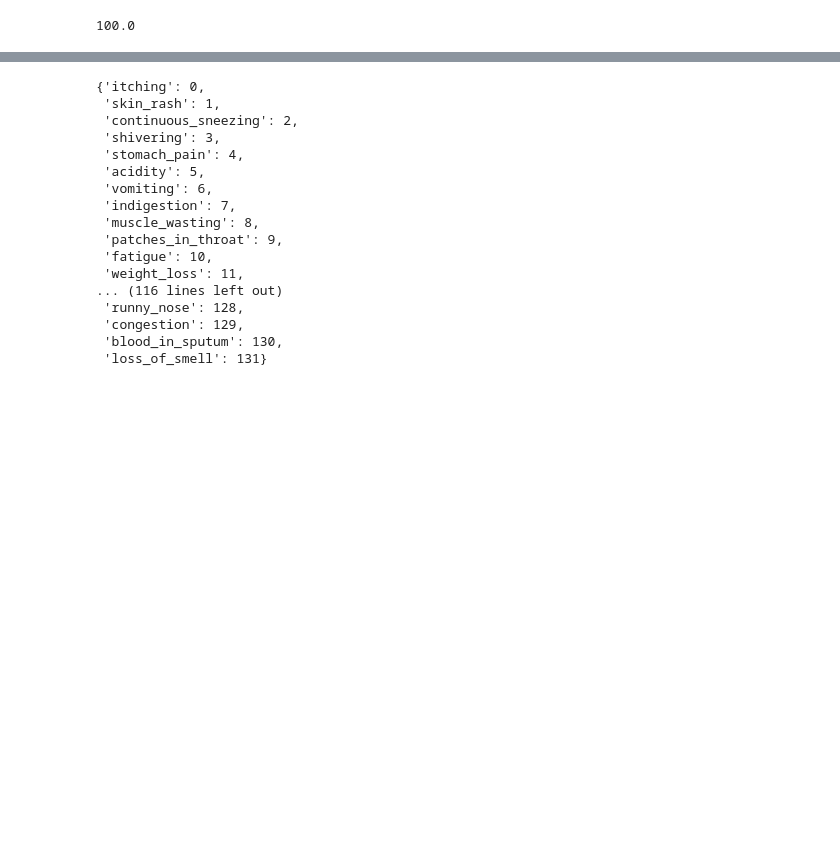
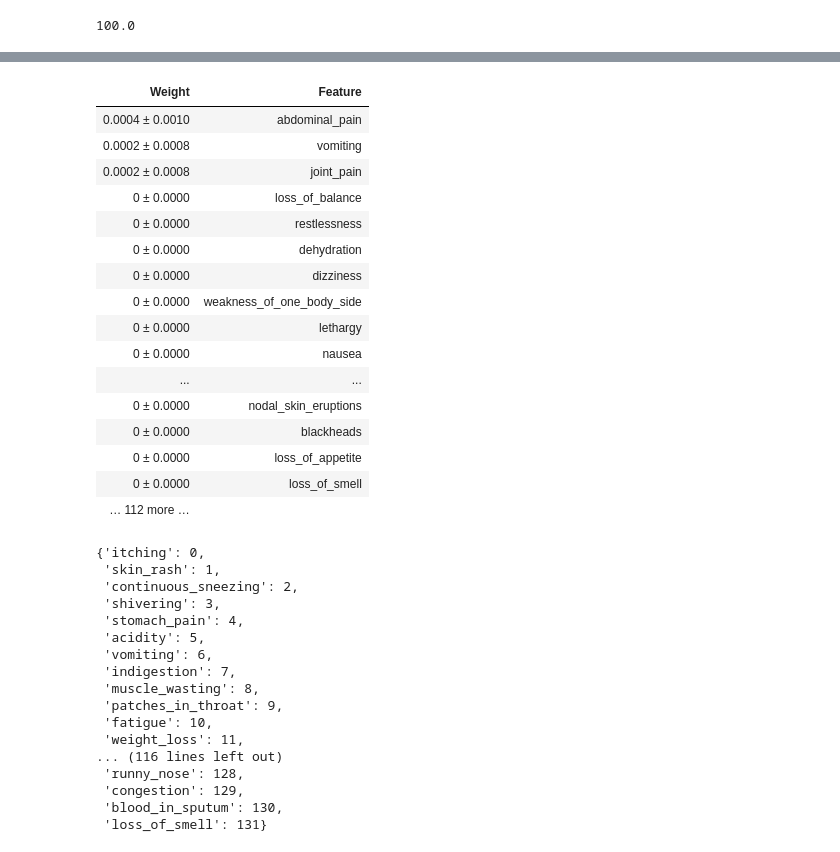
Before and after one commit to Soumya-Dey/DR-BAYMAX-Disease-prediction-system, a Jupyter notebook: gaussianNaiveBayes.ipynb, the cells around one changed output, grey strips where cells are left out. Cells and saved outputs as stored; diff of their text form; code cells hidden in the pictures; blank space fills up the shorter version.

```diff
--- a/gaussianNaiveBayes.ipynb
+++ b/gaussianNaiveBayes.ipynb
@@ -72,0 +114,21 @@ accuracy_score(test_labels, predictions)*100
+# %%
+perm = PermutationImportance(classifier, random_state= 0).fit(test_set, test_labels)
+eli5.show_weights(perm, feature_names = test_set.columns.tolist())
+# %% [output]
+| Weight | Feature |
+| 0.0004 ± 0.0010 | abdominal_pain |
+| 0.0002 ± 0.0008 | vomiting |
+| 0.0002 ± 0.0008 | joint_pain |
+| 0 ± 0.0000 | loss_of_balance |
+| 0 ± 0.0000 | restlessness |
+| 0 ± 0.0000 | dehydration |
+| 0 ± 0.0000 | dizziness |
+| 0 ± 0.0000 | weakness_of_one_body_side |
+| 0 ± 0.0000 | lethargy |
+| 0 ± 0.0000 | nausea |
+| ... | ... |
+| 0 ± 0.0000 | nodal_skin_eruptions |
+| 0 ± 0.0000 | blackheads |
+| 0 ± 0.0000 | loss_of_appetite |
+| 0 ± 0.0000 | loss_of_smell |
+| … 112 more … |  |
```
Also changed, not shown: parts of 13 cells of this notebook, 5 other files.
